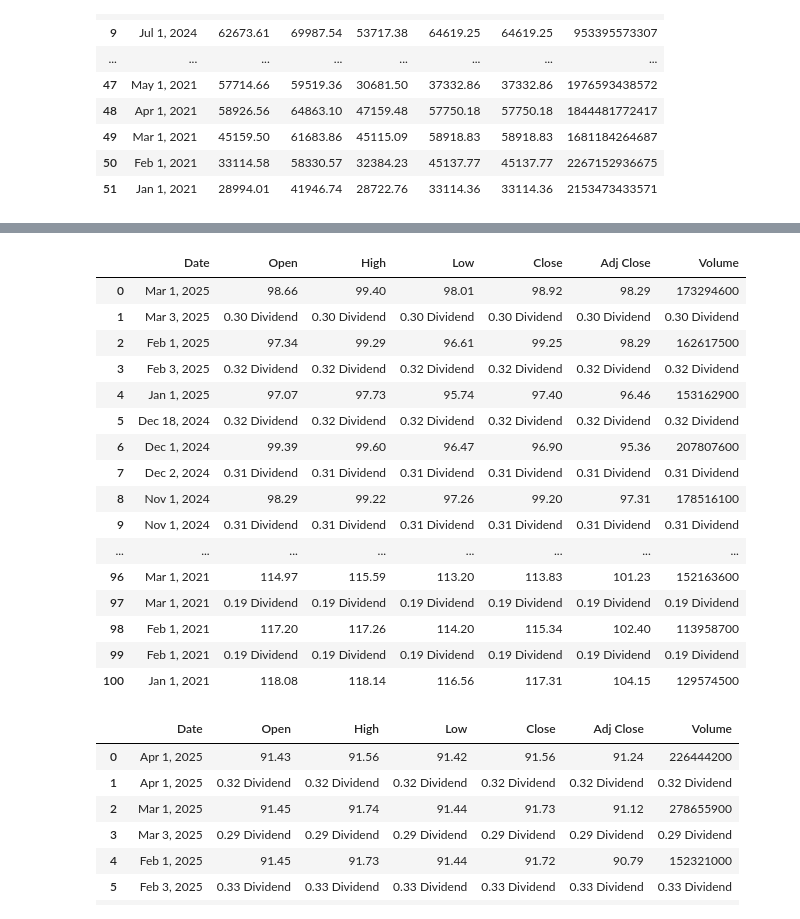
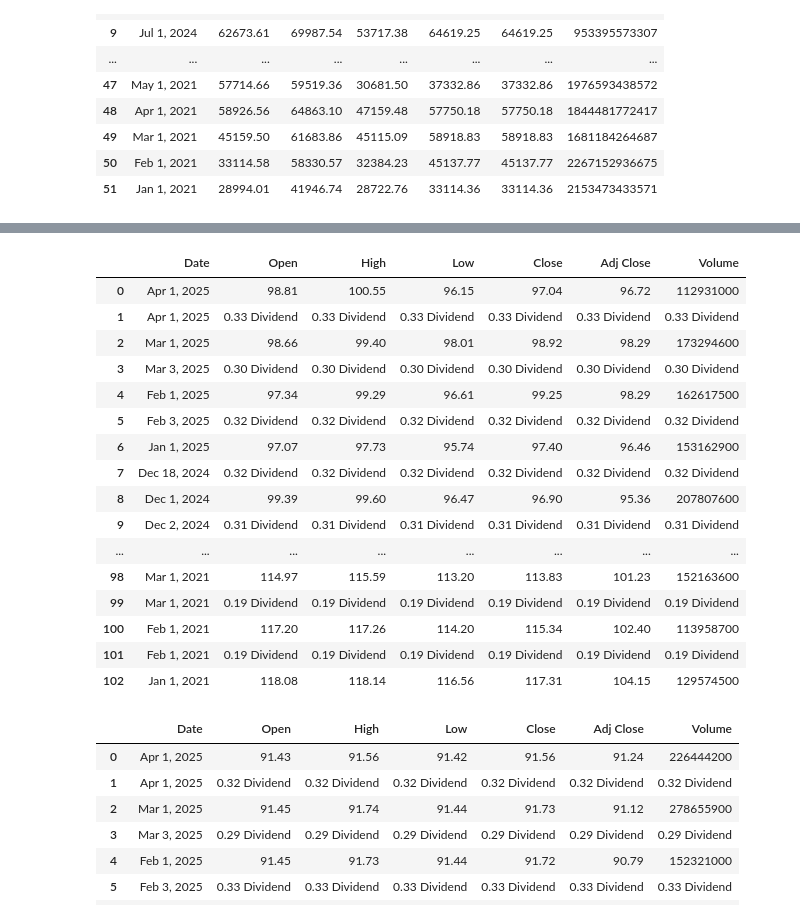
Before and after one commit to Pooja-Goel07/Asset-Risk-Profiles-A-Data-Driven-Comparison, a Jupyter notebook: Source_Data_Handling/fetch_investment_data.ipynb, the cells around one changed output, grey strips where cells are left out. Saved outputs shown, nothing was run; the diff lists cells and outputs as text; code cells hidden in the pictures.

Commit message:
individual analysis of each 4,improvised the filtered data.

```diff
--- a/Source_Data_Handling/fetch_investment_data.ipynb
+++ b/Source_Data_Handling/fetch_investment_data.ipynb
@@ -103,50 +103,47 @@ df.to_csv('TSLA_data.csv', index=False)
 # %%
 import requests
 from bs4 import BeautifulSoup
 import pandas as pd
 from io import StringIO
 
-# Yahoo Finance historical data URL (example: AGG)
-url = "https://finance.yahoo.com/quote/AGG/history/?period1=1609459200&period2=1743465600&frequency=1mo"
+url = "https://finance.yahoo.com/quote/AGG/history/?period1=1609459200&period2=1743552000&frequency=1mo"
 
 headers = {
     "User-Agent": "Mozilla/5.0"
 }
 
-# Request the page
 response = requests.get(url, headers=headers)
 soup = BeautifulSoup(response.text, 'html.parser')
 
-# Find the div containing the table
 table_div = soup.find('div', class_='table-container')
 table = table_div.find('table')
 
 # Read the table as-is (without dropping anything)
 df = pd.read_html(StringIO(str(table)))[0]
 
 df.columns.values[4] = 'Close'
 df.columns.values[5] = 'Adj Close'
 
 # Display all rows and columns
 pd.set_option('display.max_rows', None)
 pd.set_option('display.max_columns', None)
 display(df)
 # %% [output]
 |  | Date | Open | High | Low | Close | Adj Close | Volume |
-| 0 | Mar 1, 2025 | 98.66 | 99.40 | 98.01 | 98.92 | 98.29 | 173294600 |
-| 1 | Mar 3, 2025 | 0.30 Dividend | 0.30 Dividend | 0.30 Dividend | 0.30 Dividend | 0.30 Dividend | 0.30 Dividend |
-| 2 | Feb 1, 2025 | 97.34 | 99.29 | 96.61 | 99.25 | 98.29 | 162617500 |
-| 3 | Feb 3, 2025 | 0.32 Dividend | 0.32 Dividend | 0.32 Dividend | 0.32 Dividend | 0.32 Dividend | 0.32 Dividend |
-| 4 | Jan 1, 2025 | 97.07 | 97.73 | 95.74 | 97.40 | 96.46 | 153162900 |
-| 5 | Dec 18, 2024 | 0.32 Dividend | 0.32 Dividend | 0.32 Dividend | 0.32 Dividend | 0.32 Dividend | 0.32 Dividend |
-| 6 | Dec 1, 2024 | 99.39 | 99.60 | 96.47 | 96.90 | 95.36 | 207807600 |
-| 7 | Dec 2, 2024 | 0.31 Dividend | 0.31 Dividend | 0.31 Dividend | 0.31 Dividend | 0.31 Dividend | 0.31 Dividend |
-| 8 | Nov 1, 2024 | 98.29 | 99.22 | 97.26 | 99.20 | 97.31 | 178516100 |
-| 9 | Nov 1, 2024 | 0.31 Dividend | 0.31 Dividend | 0.31 Dividend | 0.31 Dividend | 0.31 Dividend | 0.31 Dividend |
+| 0 | Apr 1, 2025 | 98.81 | 100.55 | 96.15 | 97.04 | 96.72 | 112931000 |
+| 1 | Apr 1, 2025 | 0.33 Dividend | 0.33 Dividend | 0.33 Dividend | 0.33 Dividend | 0.33 Dividend | 0.33 Dividend |
+| 2 | Mar 1, 2025 | 98.66 | 99.40 | 98.01 | 98.92 | 98.29 | 173294600 |
+| 3 | Mar 3, 2025 | 0.30 Dividend | 0.30 Dividend | 0.30 Dividend | 0.30 Dividend | 0.30 Dividend | 0.30 Dividend |
+| 4 | Feb 1, 2025 | 97.34 | 99.29 | 96.61 | 99.25 | 98.29 | 162617500 |
+| 5 | Feb 3, 2025 | 0.32 Dividend | 0.32 Dividend | 0.32 Dividend | 0.32 Dividend | 0.32 Dividend | 0.32 Dividend |
+| 6 | Jan 1, 2025 | 97.07 | 97.73 | 95.74 | 97.40 | 96.46 | 153162900 |
+| 7 | Dec 18, 2024 | 0.32 Dividend | 0.32 Dividend | 0.32 Dividend | 0.32 Dividend | 0.32 Dividend | 0.32 Dividend |
+| 8 | Dec 1, 2024 | 99.39 | 99.60 | 96.47 | 96.90 | 95.36 | 207807600 |
+| 9 | Dec 2, 2024 | 0.31 Dividend | 0.31 Dividend | 0.31 Dividend | 0.31 Dividend | 0.31 Dividend | 0.31 Dividend |
 | ... | ... | ... | ... | ... | ... | ... | ... |
-| 96 | Mar 1, 2021 | 114.97 | 115.59 | 113.20 | 113.83 | 101.23 | 152163600 |
-| 97 | Mar 1, 2021 | 0.19 Dividend | 0.19 Dividend | 0.19 Dividend | 0.19 Dividend | 0.19 Dividend | 0.19 Dividend |
-| 98 | Feb 1, 2021 | 117.20 | 117.26 | 114.20 | 115.34 | 102.40 | 113958700 |
-| 99 | Feb 1, 2021 | 0.19 Dividend | 0.19 Dividend | 0.19 Dividend | 0.19 Dividend | 0.19 Dividend | 0.19 Dividend |
-| 100 | Jan 1, 2021 | 118.08 | 118.14 | 116.56 | 117.31 | 104.15 | 129574500 |
+| 98 | Mar 1, 2021 | 114.97 | 115.59 | 113.20 | 113.83 | 101.23 | 152163600 |
+| 99 | Mar 1, 2021 | 0.19 Dividend | 0.19 Dividend | 0.19 Dividend | 0.19 Dividend | 0.19 Dividend | 0.19 Dividend |
+| 100 | Feb 1, 2021 | 117.20 | 117.26 | 114.20 | 115.34 | 102.40 | 113958700 |
+| 101 | Feb 1, 2021 | 0.19 Dividend | 0.19 Dividend | 0.19 Dividend | 0.19 Dividend | 0.19 Dividend | 0.19 Dividend |
+| 102 | Jan 1, 2021 | 118.08 | 118.14 | 116.56 | 117.31 | 104.15 | 129574500 |
 # %%
```
Also changed, not shown: parts of 3 cells of this notebook, 9 other files.
